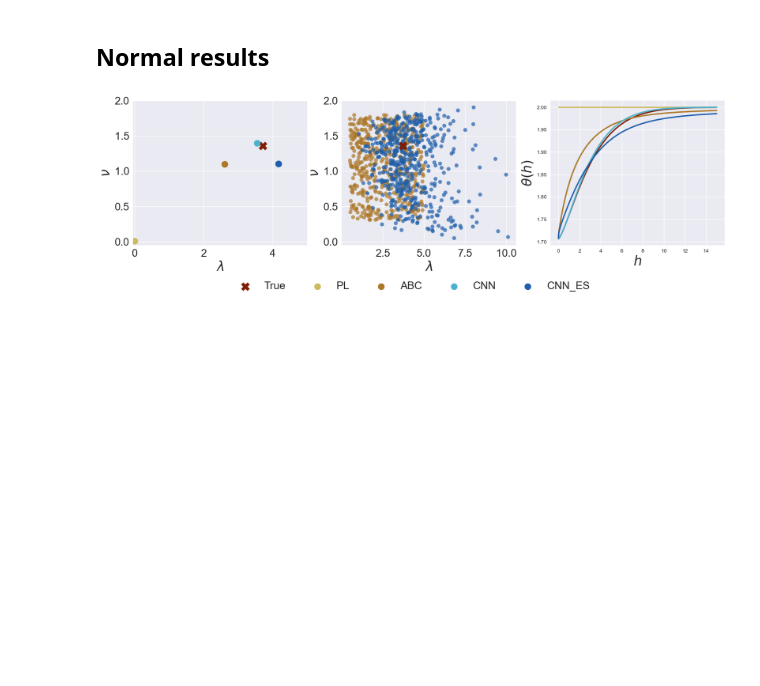
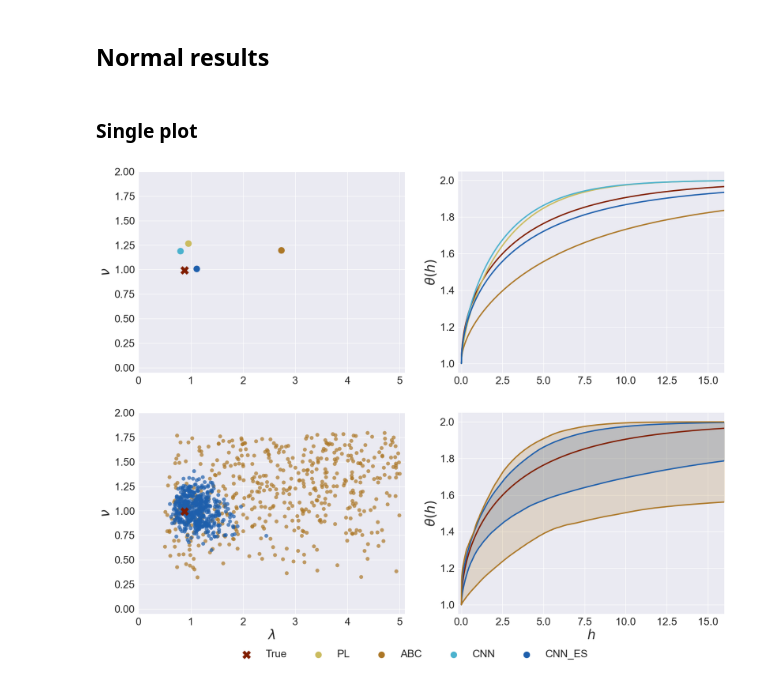
Before and after one commit to cbuelt/thesis, a Jupyter notebook: plots/plots.ipynb, the cells around one changed output. Cells and saved outputs as stored; diff of their text form; code cells hidden in the pictures; blank space fills up the shorter version.

```diff
--- a/plots/plots.ipynb
+++ b/plots/plots.ipynb
@@ -34,6 +34,7 @@ fontsize = 28
 axsize = 25
 legendsize = 20
 titlesize = 30
+lw = 2.5
 # %% [markdown]
 ## Sizes
 # %%
@@ -51,8 +52,8 @@ for i,c in enumerate([-0.5,0,0.5]):
     y = gen.pdf(x, -c)
     #y[y == 0] = np.nan
     y2 = gen.cdf(x, -c)
-    axs[0].plot(x, y, label = fr'$\gamma = {c}$', color = colors[i])
-    axs[1].plot(x, y2, label = fr'$\gamma = {c}$', color = colors[i])
+    axs[0].plot(x, y, label = fr'$\gamma = {c}$', color = colors[i], lw = lw)
+    axs[1].plot(x, y2, label = fr'$\gamma = {c}$', color = colors[i], lw = lw)
 
 axs[0].scatter(2, 0, marker = "x", s = 70)
 axs[0].scatter(-7,0)
@@ -345,7 +346,7 @@ results_path = f'../data/{exp}/results/'
 n_test = 250
 # %%
 #Load examples
-model = "powexp"
+model = "brown"
 
 # Load true parameters
 true_parameters = pyreadr.read_r(data_path+model+"_test_params.RData")["test_params"].to_numpy()[0:n_test]
@@ -362,11 +363,15 @@ cnn_es = np.load(results_path+model+"_cnn_es.npy")[0:n_test]
 #Get mean prediction
 abc_mean = np.mean(abc, axis = 2)
 cnn_es_mean = np.mean(cnn_es, axis = 2)
+# %% [markdown]
+### Single plot
 # %%
-sample = 155
+# Brown 49 Powexp 3
+sample = 49
 
-h = np.linspace(0,15,1000)
-fig, axs = plt.subplots(1, 3, figsize = (20,6))
+h = np.linspace(0,16,1000)
+fig, axs = plt.subplots(2, 2, figsize = (20,15))
+axs = np.transpose(axs).ravel()
 
 #Mean values
 axs[0].scatter(x = true_parameters[sample,0], y = true_parameters[sample,1], marker = "X", s = 250, color = cmap(0.99))
@@ -374,38 +379,57 @@ axs[0].scatter(x = pl[sample,0], y = pl[sample,1], color = cmap(0.65), s = 150)
 axs[0].scatter(x = abc_mean[sample,0], y = abc_mean[sample,1], color = cmap(0.8), s = 150)
 axs[0].scatter(x = cnn[sample,0], y = cnn[sample,1], color = cmap(0.3), s = 150)
 axs[0].scatter(x = cnn_es_mean[sample,0], y = cnn_es_mean[sample,1], color = cmap(0.1), s = 150)
-axs[0].set_xlabel(r"$\lambda$", fontsize = axsize)
+#axs[0].set_xlabel(r"$\lambda$", fontsize = axsize)
 axs[0].set_ylabel(r"$\nu$", fontsize = axsize)
 axs[0].tick_params(axis='both', labelsize=ticksize)
-axs[0].set_xlim([-0.05,5])
+axs[0].set_xlim([0,5.1])
 axs[0].set_ylim([-0.05,2])
 
 
 # Sample values
 axs[1].scatter(x = abc[sample,0], y = abc[sample,1], alpha = 0.7, color = cmap(0.8))
 axs[1].scatter(x = cnn_es[sample,0], y = cnn_es[sample,1], alpha = 0.7, color = cmap(0.1))
 axs[1].scatter(x = true_parameters[sample,0], y = true_parameters[sample,1], marker = "X", s = 250, color = cmap(0.99))
 axs[1].set_xlabel(r"$\lambda$", fontsize = axsize)
 axs[1].set_ylabel(r"$\nu$", fontsize = axsize)
 axs[1].tick_params(axis='both', labelsize=ticksize)
-#axs[1].set_xlim([-0.05,6])
+axs[1].set_xlim([0,5.1])
 axs[1].set_ylim([-0.05,2])
 
 
 # Extremal coefficient
 axs[2].plot(h, extremal_coefficient(h, model, true_parameters[sample,0], true_parameters[sample,1]), color = cmap(0.99), lw = 2.5)
 axs[2].plot(h, extremal_coefficient(h, model, pl[sample,0], pl[sample,1]), color = cmap(0.65), lw = 2.5)
 axs[2].plot(h, sample_extremal_coefficient(h, model, abc[sample,0], abc[sample,1]), color = cmap(0.8), lw = 2.5)
 axs[2].plot(h, extremal_coefficient(h, model, cnn[sample,0], cnn[sample,1]), color = cmap(0.3), lw = 2.5)
 axs[2].plot(h, sample_extremal_coefficient(h, model, cnn_es[sample,0], cnn_es[sample,1]), color = cmap(0.1), lw = 2.5)
-axs[2].set_xlabel(r"$h$", fontsize = axsize)
+#axs[2].set_xlabel(r"$h$", fontsize = axsize)
 axs[2].set_ylabel(r"$\theta(h)$", fontsize = axsize)
+axs[2].tick_params(axis='both', labelsize=ticksize)
+axs[2].set_xlim([-0.2,16])
+
+# Extremal coefficient uncertainty
+es_quantiles = np.quantile(sample_extremal_coefficient(h, model, cnn_es[sample,0], cnn_es[sample,1],  mean = False), q = [0.025,0.975], axis = 0)
+abc_quantiles = np.quantile(sample_extremal_coefficient(h, model, abc[sample,0], abc[sample,1],  mean = False), q = [0.025,0.975], axis = 0)
+
+axs[3].plot(h, extremal_coefficient(h, model, true_parameters[sample,0], true_parameters[sample,1]), color = cmap(0.99), lw = 2.5)
+axs[3].plot(h, es_quantiles[0], color = cmap(0.1), lw = 2.5)
+axs[3].plot(h, es_quantiles[1], color = cmap(0.1), lw = 2.5)
+axs[3].fill_between(h, es_quantiles[0], es_quantiles[1],  color = cmap(0.1), alpha=.2)
+
+axs[3].plot(h, abc_quantiles[0], color = cmap(0.8), lw = 2.5)
+axs[3].plot(h, abc_quantiles[1], color = cmap(0.8), lw = 2.5)
+axs[3].fill_between(h, abc_quantiles[0], abc_quantiles[1], color = cmap(0.8), alpha=.2)
+axs[3].set_xlabel(r"$h$", fontsize = axsize)
+axs[3].set_ylabel(r"$\theta(h)$", fontsize = axsize)
+axs[3].tick_params(axis='both', labelsize=ticksize)
+axs[3].set_xlim([-0.2,16])
 
 
 # Legend
-fig.subplots_adjust(bottom=0.25)
+fig.subplots_adjust(bottom=0.1)
 fig.legend(labels = ["True", "PL", "ABC", "CNN", "CNN_ES"], loc='lower center', ncol = 5, fontsize = legendsize)
 
-plt.savefig(path + f"normal_results_example_{model}.pdf", bbox_inches = "tight")
+plt.savefig(path + f"normal_results_example_{model}_single.pdf", bbox_inches = "tight")
 # %% [output]
-[figure, old version]
+[figure, new version]
```
Also changed, not shown: parts of 3 cells of this notebook, 5 other files.
